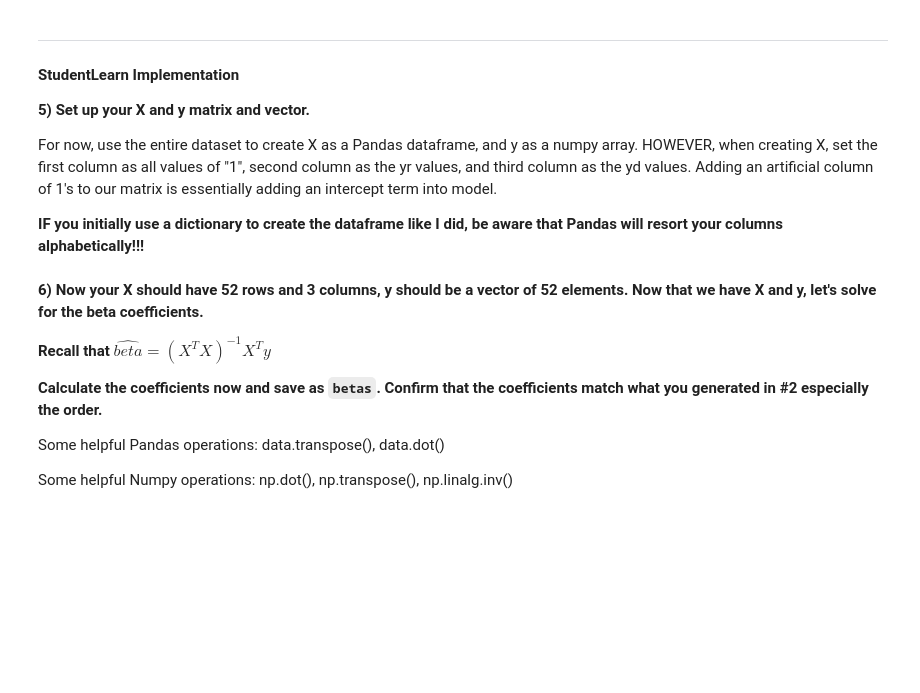
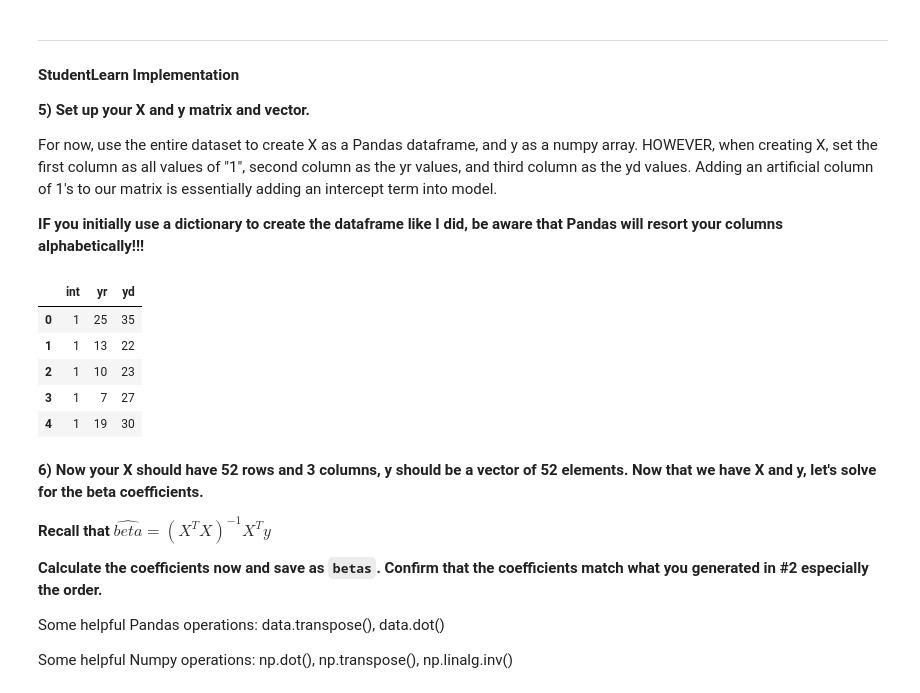
Before and after one commit to brianchandbound/ga-ds, a Jupyter notebook: 05_linear/05_linear.ipynb, the cells around one changed output. Cells and saved outputs as stored; diff of their text form; code cells hidden in the pictures; blank space fills up the shorter version.

```diff
--- a/05_linear/05_linear.ipynb
+++ b/05_linear/05_linear.ipynb
@@ -160,6 +267,20 @@ The $R^2$ should roughly be around 57% as seen above.
 For now, use the entire dataset to create X as a Pandas dataframe, and y as a numpy array. HOWEVER, when creating X, set the first column as all values of "1", second column as the yr values, and third column as the yd values. Adding an artificial column of 1's to our matrix is essentially adding an intercept term into model.
 
 **IF you initially use a dictionary to create the dataframe like I did, be aware that Pandas will resort your columns alphabetically!!!**
+# %%
+X = data[ ['yr','yd'] ].copy()
+y = data[ 'sl' ].copy()
+
+X['int'] = [1 for x in range(52)]
+X = X[ ['int','yr','yd' ] ]
+X.head()
+# %% [output]
+|  | int | yr | yd |
+| 0 | 1 | 25 | 35 |
+| 1 | 1 | 13 | 22 |
+| 2 | 1 | 10 | 23 |
+| 3 | 1 | 7 | 27 |
+| 4 | 1 | 19 | 30 |
 # %% [markdown]
 **6) Now your X should have 52 rows and 3 columns, y should be a vector of 52 elements. Now that we have X and y, let's solve for the beta coefficients.**
 
```
Also changed, not shown: parts of 30 cells of this notebook, 1 other file.
